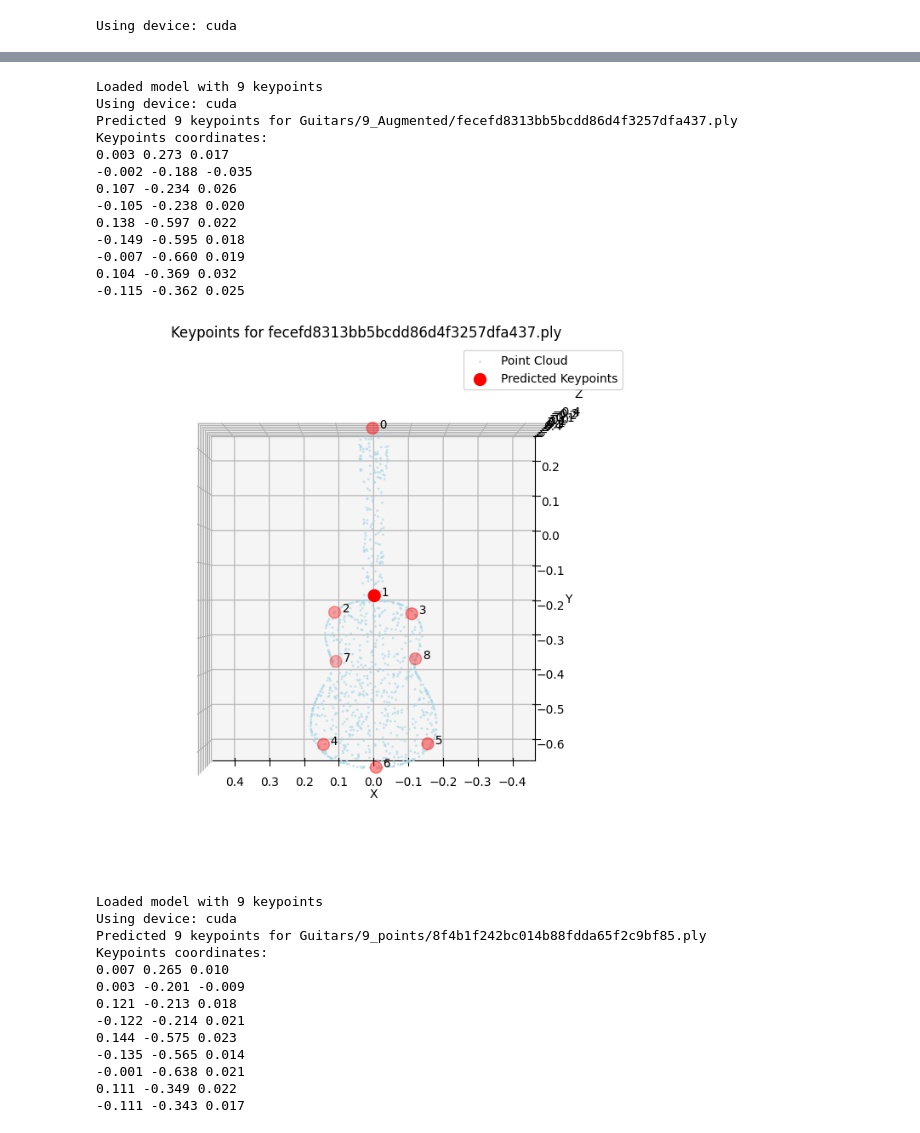
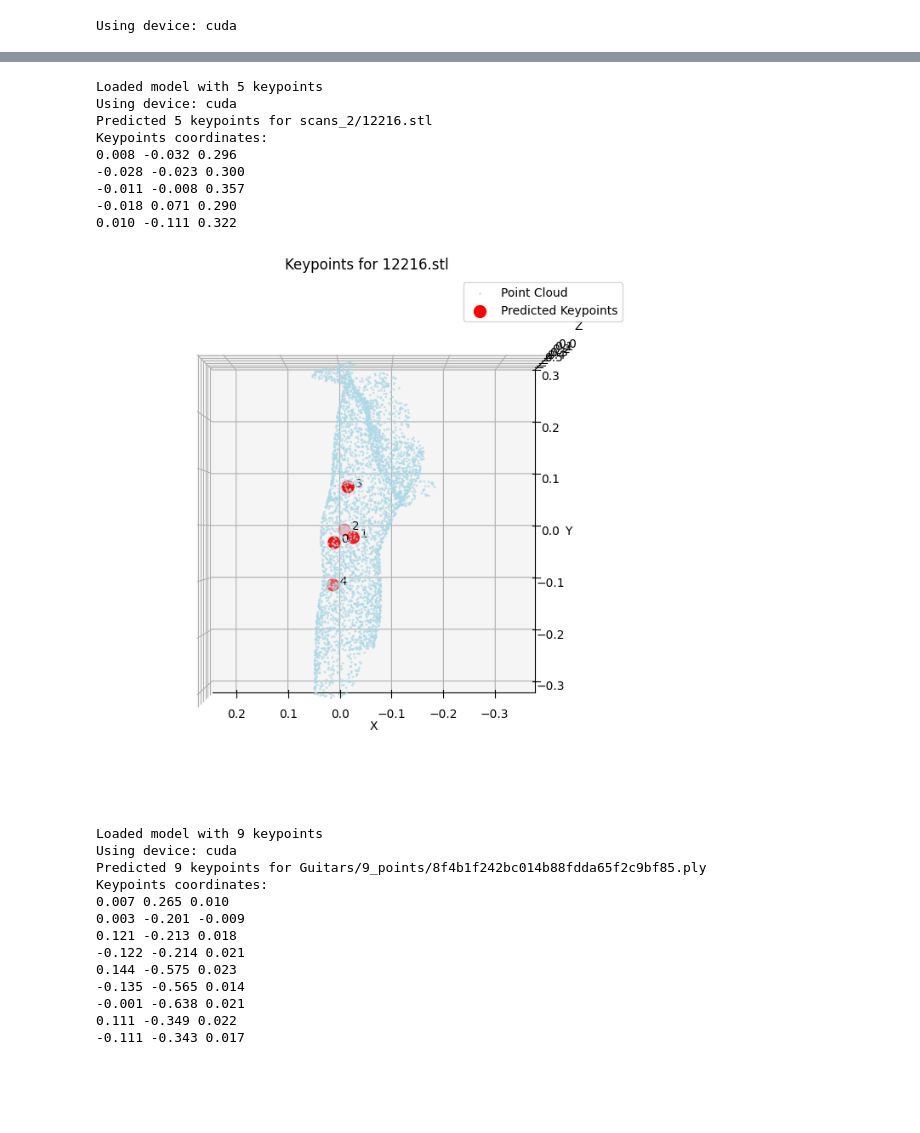
Before and after one commit to StevenZev/MLP-Mesh-Keypoint-Inference, a Jupyter notebook: load_train_short.ipynb, the cells around one changed output, grey strips where cells are left out. Cells and saved outputs as stored; diff of their text form; code cells hidden in the pictures; blank space fills up the shorter version.

```diff
--- a/load_train_short.ipynb
+++ b/load_train_short.ipynb
@@ -82,13 +84,13 @@ class ShapeNetKeypointDataset(Dataset):
 
         return torch.from_numpy(points).float(), torch.from_numpy(keypoints).float()
 # %%
-NUM_POINTS = 2048 # Minimum 512 for input, ~1000 for neighborhood density; 2^14 = 16384
-NUM_KEYPOINTS = 6 # 2 meshes have 5 keypoints idk why
-BATCH_SIZE = 128
+NUM_POINTS = 4096 # Minimum 512 for input, ~1000 for neighborhood density; 2^14 = 16384
+NUM_KEYPOINTS = 2 # 2 meshes have 5 keypoints idk why
+BATCH_SIZE = 128 # Bigger is better (always)
 # %%
 # Training Loop
 
-dataset = ShapeNetKeypointDataset(mesh_dir="Laptops/All", annotation_json="annotations/laptop.json")
+dataset = ShapeNetKeypointDataset(mesh_dir="scans_2_4_5_aug", annotation_json = "knee_annotations/knees_4_5_aug_flipped.json")
 
 total_size = len(dataset)
 val_size = int(0.2 * total_size)
@@ -96,8 +98,8 @@ train_size = total_size - val_size
 
 train_dataset, val_dataset = random_split(dataset, [train_size, val_size])
 
-#train_dataset = ShapeNetKeypointDataset(mesh_dir="Guitars/9_Train_Augmented", annotation_json="guitar_9_train_augmented.json")
-#val_dataset = ShapeNetKeypointDataset(mesh_dir="Guitars/9_points", annotation_json="guitar_test.json")
+#train_dataset = ShapeNetKeypointDataset(mesh_dir="scans_2_train_aug", annotation_json="knees_train_aug.json")
+#val_dataset = ShapeNetKeypointDataset(mesh_dir="scans_2_train_aug", annotation_json="knees_test.json")
 
 train_loader = DataLoader(train_dataset, batch_size=BATCH_SIZE, shuffle=True, num_workers=8)
 val_loader = DataLoader(val_dataset, batch_size=BATCH_SIZE, shuffle=False, num_workers=8)
@@ -121,11 +123,11 @@ optimizer = torch.optim.Adam(model.parameters(), lr=1e-3)
 start_epoch = 0
 avg_val_loss = 1 # Dummy value
 
-if False: # For resuming.
+if True: # For resuming.
     os.makedirs("train_checkpoints", exist_ok=True)
 
     #resume_checkpoint_path = "saved_models/guitarnet_final.pth"
-    resume_checkpoint_path = "train_checkpoints/guitarnet++_lin_4_epoch_50.pth"
+    resume_checkpoint_path = "train_checkpoints/kneenet++_4_5_epoch_50.pth"
     if os.path.exists(resume_checkpoint_path):
         checkpoint = torch.load(resume_checkpoint_path)
         model.load_state_dict(checkpoint['model_state_dict'])
@@ -137,7 +139,7 @@ if False: # For resuming.
         print(f"Resuming training from epoch {start_epoch}")
 
 
-total_epoch = 50 # Additional epochs to train
+total_epoch = 100 # Additional epochs to train
 for epoch in range(total_epoch):
     model.train()
     total_train_loss = 0
@@ -191,7 +193,7 @@ for epoch in range(total_epoch):
     new_avg_val_loss = total_val_loss/len(val_loader)
     val_losses.append(new_avg_val_loss)
 
-    if True:
+    if False:
         if (epoch + start_epoch + 1) % 5 == 0:
                 for param_group in optimizer.param_groups:
                     param_group['lr'] *= 0.9
@@ -204,7 +206,7 @@ for epoch in range(total_epoch):
             print("Reduced LR to 1e-4")
     if True: #For checkpointing
         if (epoch + start_epoch + 1) % 10 == 0:
-            checkpoint_path = f"train_checkpoints/laptopnet++_lin_1_epoch_{start_epoch + epoch+1}.pth"
+            checkpoint_path = f"train_checkpoints/kneenet++_4_5_epoch_{start_epoch + epoch+1}.pth"
             torch.save({
                 'epoch': start_epoch + epoch,
                 'model_state_dict': model.state_dict(),
@@ -225,7 +227,7 @@ if False: #For save when done
         'epoch': epoch,
         'loss': avg_train_loss,
         'config': {'num_keypoints': NUM_KEYPOINTS, 'num_points': NUM_POINTS}
-    }, "saved_models/guitarnet++_lin_3_final.pth")
+    }, "saved_models/kneenet++_lin_1_2_final.pth")
 
 print("Training completed!")
 # %% [output]
@@ -264,6 +267,15 @@ class KeypointPredictor:
             model_path: path to saved model (.pth file)
             device: 'cuda' or 'cpu'
         """
+
+        random.seed(0)
+        np.random.seed(0)
+        torch.manual_seed(0)
+        torch.cuda.manual_seed(0)
+        torch.backends.cudnn.deterministic = True
+        torch.backends.cudnn.benchmark = False
+
+
         self.device = torch.device(device if torch.cuda.is_available() else 'cpu')
 
         # Load model checkpoint
@@ -507,22 +519,18 @@ def predict_points(model_path, input_ply, save = False):
     else:
         print(f"Failed to process {mesh_path}")
 # %%
-predict_points("saved_models/guitarnet++_lin_5_final.pth", "Guitars/9_Augmented/fecefd8313bb5bcdd86d4f3257dfa437.ply")
+predict_points("saved_models/kneenet++_lin_1_final.pth", "scans_2/12216.stl")
 # %% [output]
-Loaded model with 9 keypoints
+Loaded model with 5 keypoints
 Using device: cuda
-Predicted 9 keypoints for Guitars/9_Augmented/fecefd8313bb5bcdd86d4f3257dfa437.ply
+Predicted 5 keypoints for scans_2/12216.stl
 Keypoints coordinates:
-0.003 0.273 0.017
--0.002 -0.188 -0.035
-0.107 -0.234 0.026
--0.105 -0.238 0.020
-0.138 -0.597 0.022
--0.149 -0.595 0.018
--0.007 -0.660 0.019
-0.104 -0.369 0.032
--0.115 -0.362 0.025
+0.008 -0.032 0.296
+-0.028 -0.023 0.300
+-0.011 -0.008 0.357
+-0.018 0.071 0.290
+0.010 -0.111 0.322
-[figure, old version]
+[figure, new version]
 # %%
 predict_points("saved_models/guitarnet++_lin_4_final.pth", "Guitars/9_points/8f4b1f242bc014b88fdda65f2c9bf85.ply")
 # %% [output]
```
Also changed, not shown: parts of 4 cells of this notebook, 34 other files.
